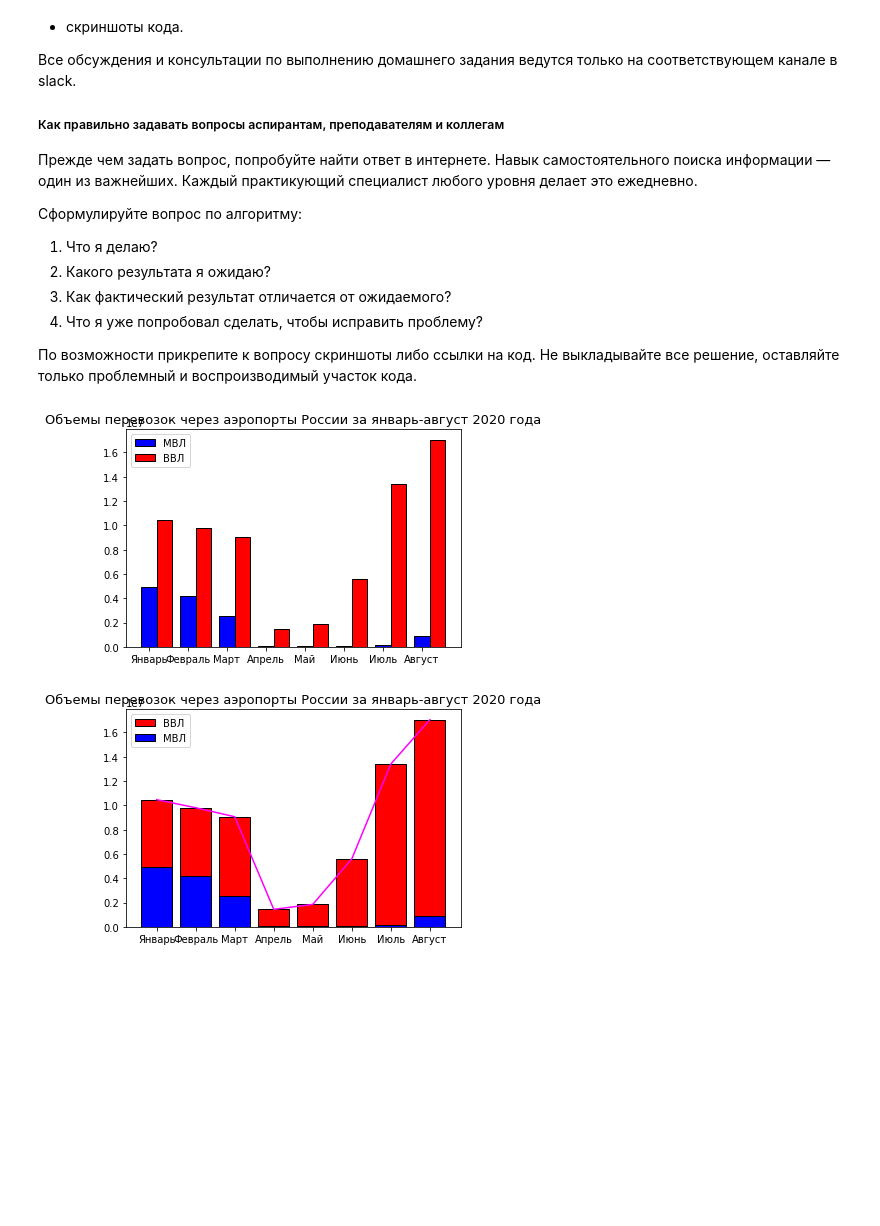
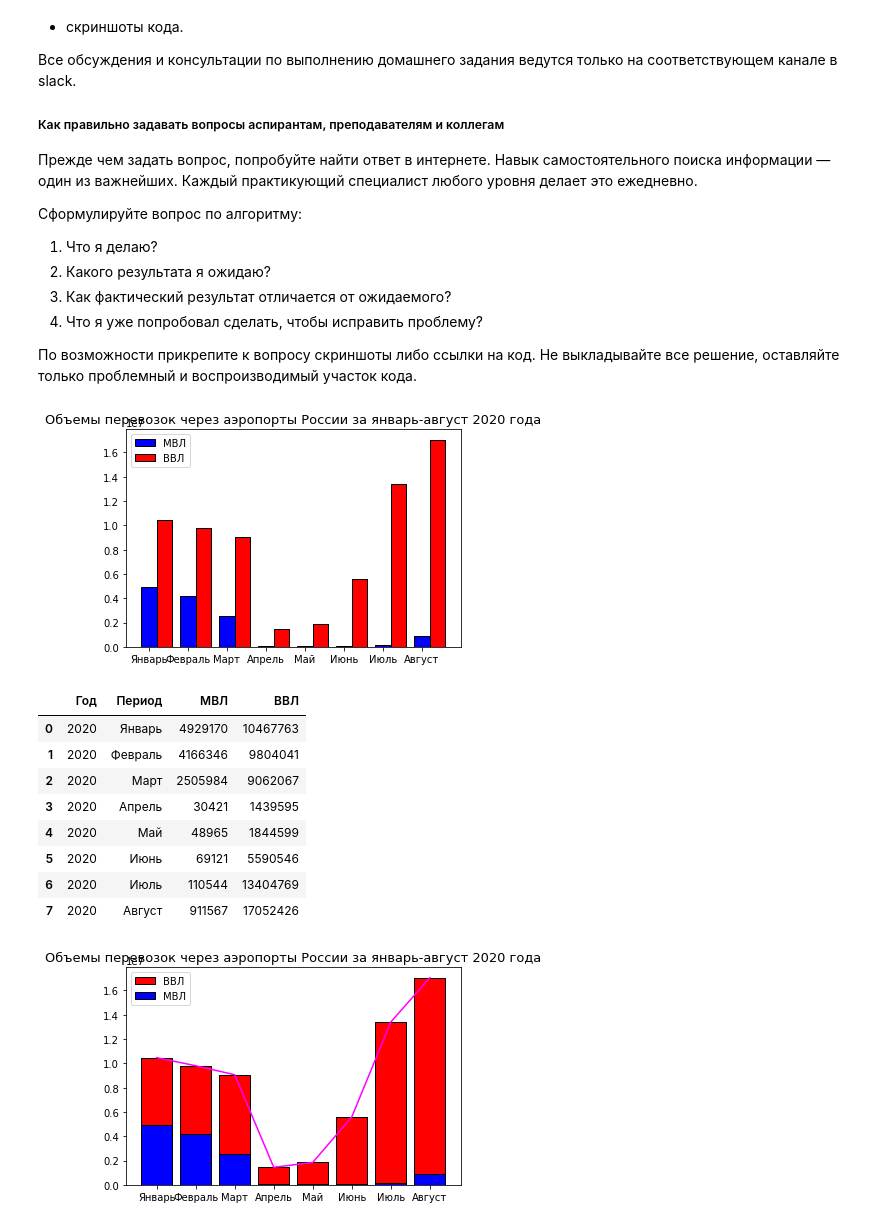
Before and after one commit to KseniyaBoeva/lessons, a Jupyter notebook: 16. Библиотека Matplotlib & Seaborn. Визуализация данных/visualization.ipynb, the cells around one changed output. Cells and saved outputs as stored; diff of their text form; code cells hidden in the pictures; blank space fills up the shorter version.

```diff
--- a/16. Библиотека Matplotlib & Seaborn. Визуализация данных/visualization.ipynb
+++ b/16. Библиотека Matplotlib & Seaborn. Визуализация данных/visualization.ipynb
@@ -46,25 +46,35 @@
 # %%
 import pandas as pd
 import seaborn as sb
 from matplotlib import pyplot as plt
 
 df_av_trans = pd.read_csv('avia_trans_volume.csv')
 df_airp_pas = pd.read_csv('airports_passengers.csv')
 
 df_av_trans[['МВЛ','ВВЛ']]
 
 plt.title('A Multiseries Bar Chart', fontsize=20)
 bw = 0.4
 x = pd.Series(range(0, 8))
 plt.bar(x,    df_av_trans['МВЛ'], bw, color = 'blue', edgecolor = 'black', label = 'МВЛ')
 plt.bar(x+bw, df_av_trans['ВВЛ'], bw, color = 'red',  edgecolor = 'black', label = 'ВВЛ')
 plt.title('Объемы перевозок через аэропорты России за январь-август 2020 года', fontsize=13)
 plt.xticks(x, df_av_trans['Период'])
 plt.legend(loc=2)
 
 plt.show()
+df_av_trans
 # %% [output]
 [figure]
+|  | Год | Период | МВЛ | ВВЛ |
+| 0 | 2020 | Январь | 4929170 | 10467763 |
+| 1 | 2020 | Февраль | 4166346 | 9804041 |
+| 2 | 2020 | Март | 2505984 | 9062067 |
+| 3 | 2020 | Апрель | 30421 | 1439595 |
+| 4 | 2020 | Май | 48965 | 1844599 |
+| 5 | 2020 | Июнь | 69121 | 5590546 |
+| 6 | 2020 | Июль | 110544 | 13404769 |
+| 7 | 2020 | Август | 911567 | 17052426 |
 # %%
 plt.bar(x, df_av_trans['ВВЛ'], color = 'red',  edgecolor = 'black', label = 'ВВЛ')
 plt.bar(x, df_av_trans['МВЛ'], color = 'blue', edgecolor = 'black', label = 'МВЛ')
```
Also changed, not shown: parts of 3 cells of this notebook.
